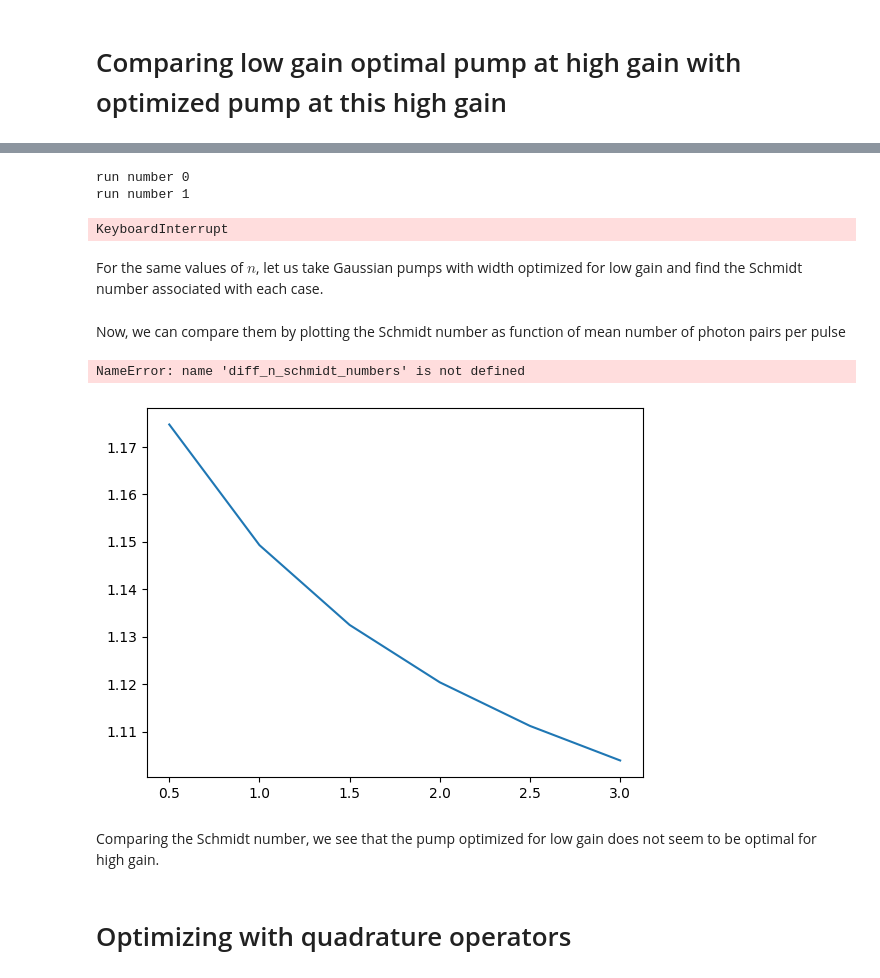
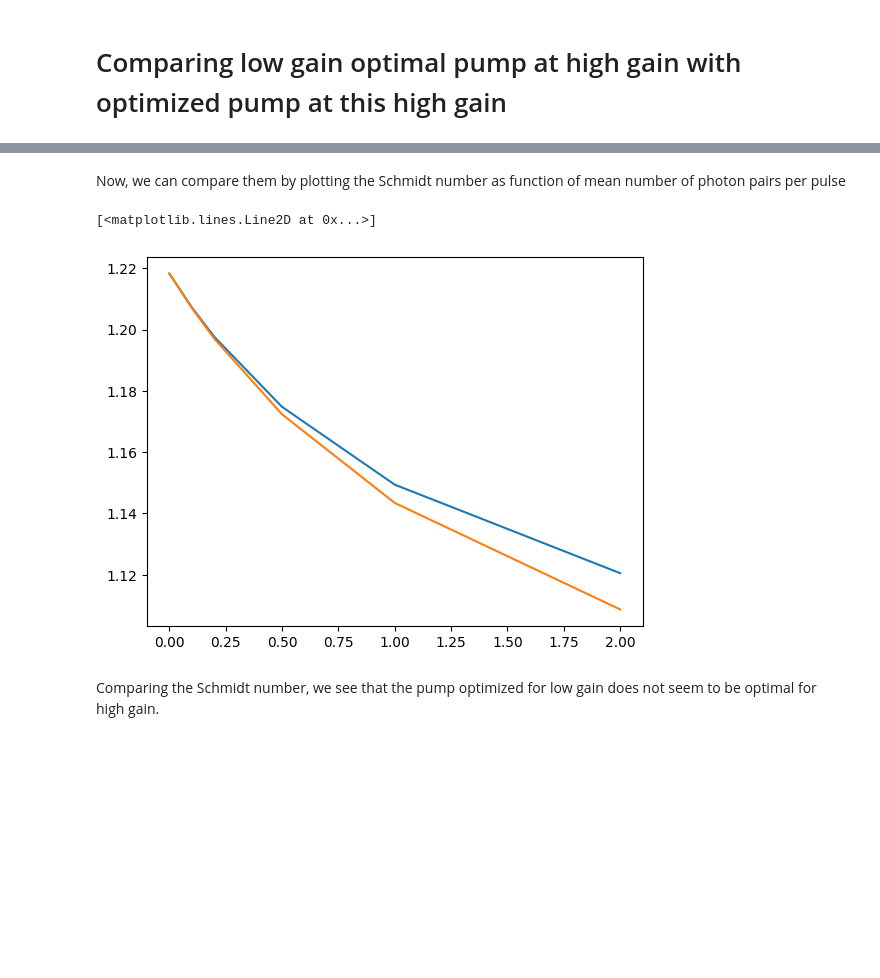
Before and after one commit to polyquantique/optimal_pumps, a Jupyter notebook: inv_design/using_API.ipynb, the cells around one changed output, grey strips where cells are left out. Drawn from its saved outputs; the diff is of its cells as text; code cells hidden in the pictures; blank space fills up the shorter version.

```diff
--- a/inv_design/using_API.ipynb
+++ b/inv_design/using_API.ipynb
@@ -168,6 +164,6 @@ A main difference between the low-gain regime and high gain regime is the presen
 ratio = 1.61/1.13
 vi = vp / (1 - 2 * ratio * vp / l)
 vs = vp / (1 + 2 * ratio * vp / l)
-width = jnp.sqrt(ratio/(l*(1/vp - 1/vi)))
-theta = [0.01, width, 0.1]
-low_pump = opt_gauss.get_gaussian_pump(theta,freq_range_pump)
+width = jnp.sqrt(ratio/(2*l*(1/vp - 1/vi)))
+theta = [0.1*delta_omega, width]
+low_pump = opt_gauss.get_gaussian(theta, x)
@@ -198,37 +170,18 @@ gauss_solver = jaxopt.ScipyMinimize(method = "BFGS", fun=opt_gauss.get_penalty_l
-# %%
-y_Ns = [0.5, 1., 1.5, 2., 2.5, 3.]
-theta_per_y_N = []
-for n in y_Ns:
-    theta = params.copy()
-    for i in range(15):
-        print("run number " + str(i))
-        (theta, state) = gauss_solver.run(theta, freq_range_pump, alpha, G, H, l, n, 3**i)
-        theta_per_y_N.append(theta.copy())
-# %% [output]
-run number 0
-run number 1
-KeyboardInterrupt
-# %%
-diff_n_schmidt_numbers = []
-for i in range(len(theta_per_y_N)):
-    diff_n_schmidt_numbers.append(opt_gauss.get_observables(theta_per_y_N[i], freq_range_pump, alpha, G, H, l)[1])
-# %% [markdown]
-For the same values of $n$, let us take Gaussian pumps with width optimized for low gain and find the Schmidt number associated with each case.
 # %%
-amps = [0.3845, 0.5068, 0.5856, 0.64356, 0.689181, 0.72667]
+amps = [0.0072305, 0.22415, 0.311079, 0.46748, 0.61615, 0.78247]
 schmidt_numbers_low = []
-for amp in amps:
-    diff_theta = [amp, width, 0.1]
-    schmidt_numbers_low.append(opt_gauss.get_observables(diff_theta, freq_range_pump, alpha, G, H, l)[1])
+schmidt_numbers = []
+for i, amp in enumerate(amps):
+    diff_theta = [amp*delta_omega, width]
+    schmidt_numbers_low.append(opt_gauss.get_observables(diff_theta, x, 1.j*G, l)[1])
+    schmidt_numbers.append(opt_gauss.get_observables(list(jnp.array(thetas[i])), x, 1.j*G, l)[1])
 # %% [markdown]
 Now, we can compare them by plotting the Schmidt number as function of mean number of photon pairs per pulse
 # %%
-plt.plot(y_Ns, schmidt_numbers_low)
-plt.plot(y_Ns, diff_n_schmidt_numbers)
+plt.plot(y_N, schmidt_numbers_low)
+plt.plot(y_N, schmidt_numbers)
 # %% [output]
-NameError: name 'diff_n_schmidt_numbers' is not defined
+[<matplotlib.lines.Line2D at 0x...>]
-[figure, old version]
+[figure, new version]
 # %% [markdown]
 Comparing the Schmidt number, we see that the pump optimized for low gain does not seem to be optimal for high gain.
-# %% [markdown]
-# Optimizing with quadrature operators
```
Also changed, not shown: parts of 32 cells of this notebook.
